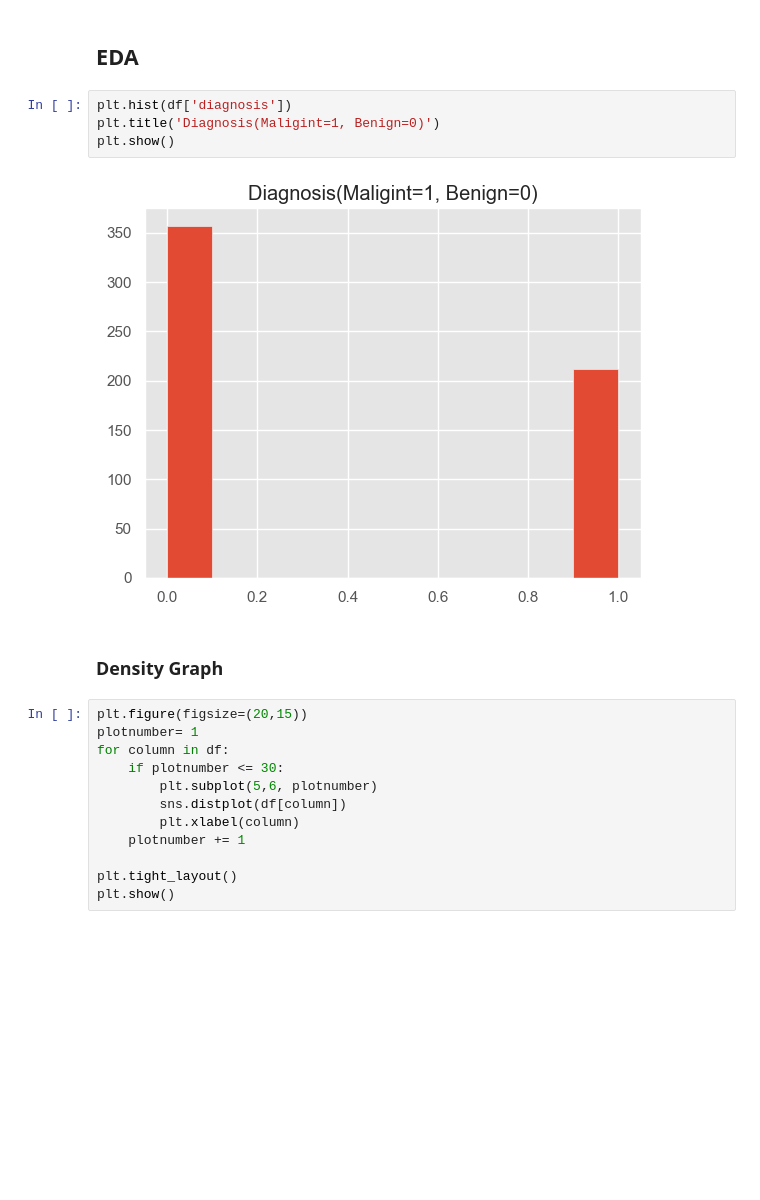
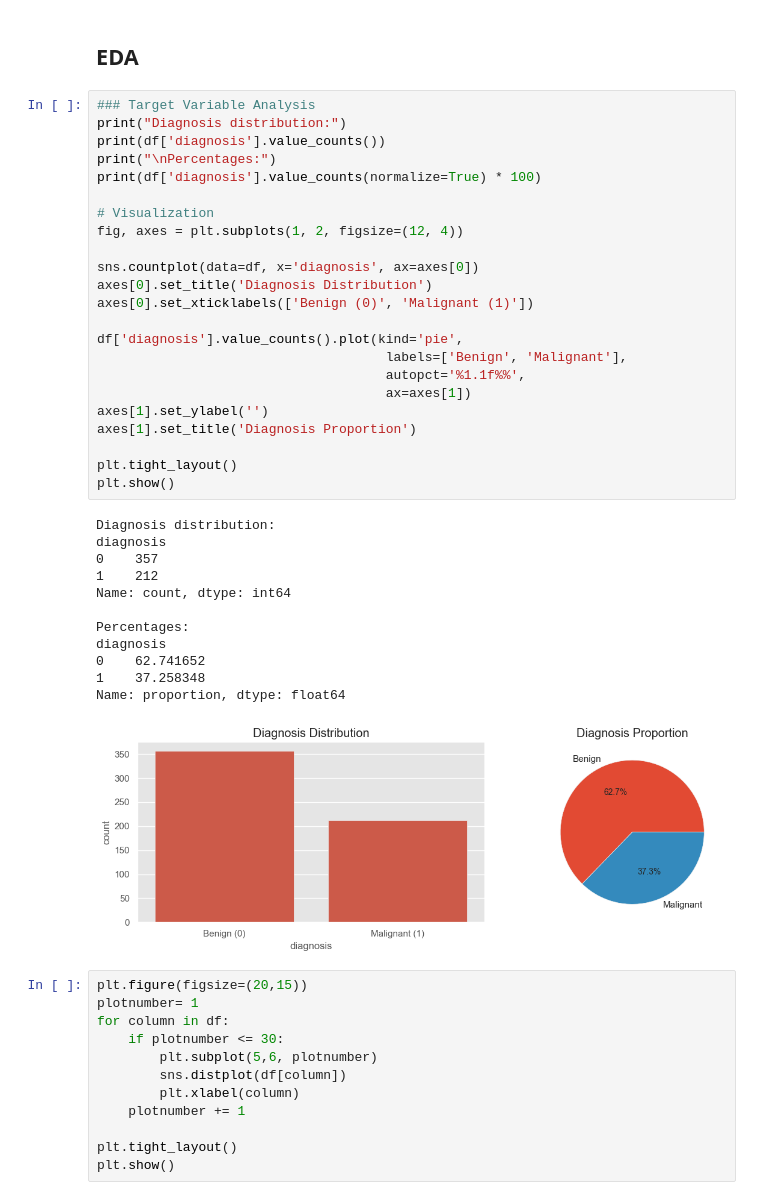
Before and after one commit to AkmalFazli27/breast-cancer-prediciton, a Jupyter notebook: notebook/exploration.ipynb, the cells around one changed output. Cells and saved outputs as stored; diff of their text form; blank space fills up the shorter version.

Commit message:
Add target distribution analysis and box plot for top correlated features

```diff
--- a/notebook/exploration.ipynb
+++ b/notebook/exploration.ipynb
@@ -94,13 +67,41 @@ df['diagnosis'] = df['diagnosis'].apply(lambda val:1 if val=='M' else 0)
 # %% [markdown]
 ## EDA
 # %%
-plt.hist(df['diagnosis'])
-plt.title('Diagnosis(Maligint=1, Benign=0)')
+### Target Variable Analysis
+print("Diagnosis distribution:")
+print(df['diagnosis'].value_counts())
+print("\nPercentages:")
+print(df['diagnosis'].value_counts(normalize=True) * 100)
+
+# Visualization
+fig, axes = plt.subplots(1, 2, figsize=(12, 4))
+
+sns.countplot(data=df, x='diagnosis', ax=axes[0])
+axes[0].set_title('Diagnosis Distribution')
+axes[0].set_xticklabels(['Benign (0)', 'Malignant (1)'])
+
+df['diagnosis'].value_counts().plot(kind='pie',
+                                     labels=['Benign', 'Malignant'],
+                                     autopct='%1.1f%%',
+                                     ax=axes[1])
+axes[1].set_ylabel('')
+axes[1].set_title('Diagnosis Proportion')
+
+plt.tight_layout()
 plt.show()
 # %% [output]
+Diagnosis distribution:
+diagnosis
+0    357
+1    212
+Name: count, dtype: int64
+
+Percentages:
+diagnosis
+0    62.741652
+1    37.258348
+Name: proportion, dtype: float64
-[figure, old version]
+[figure, new version]
-# %% [markdown]
-### Density Graph
 # %%
 plt.figure(figsize=(20,15))
 plotnumber= 1
```
Also changed, not shown: parts of 6 cells of this notebook.
